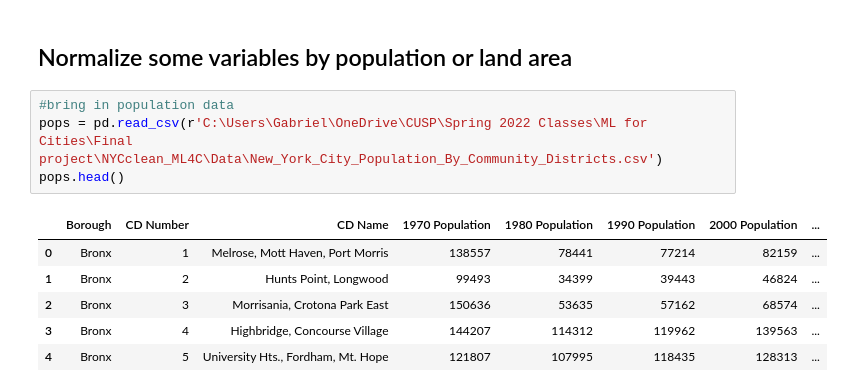
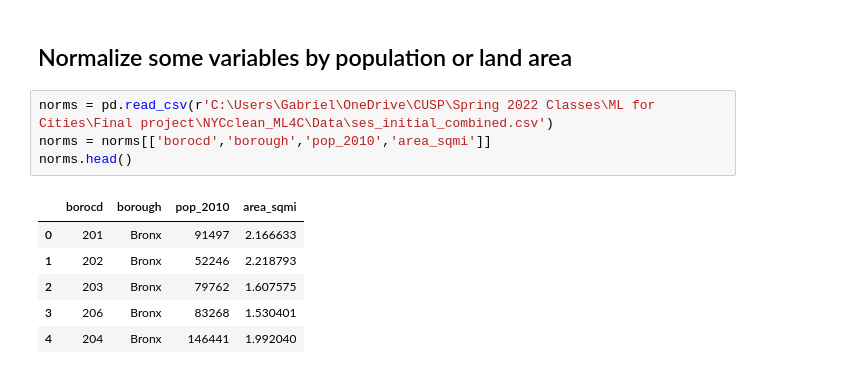
Before and after one commit to glpincus/NYCclean_ML4C, a Jupyter notebook: Data/NYCclean_normalizing.ipynb, the cells around one changed output. Cells and saved outputs as stored; diff of their text form.

```diff
--- a/Data/NYCclean_normalizing.ipynb
+++ b/Data/NYCclean_normalizing.ipynb
@@ -19,13 +19,13 @@ df.drop(['Unnamed: 0'],axis=1,inplace=True)
 # %% [markdown]
 ## Normalize some variables by population or land area
 # %%
-#bring in population data
-pops = pd.read_csv(r'C:\Users\Gabriel\OneDrive\CUSP\Spring 2022 Classes\ML for Cities\Final project\NYCclean_ML4C\Data\New_York_City_Population_By_Community_Districts.csv')
-pops.head()
+norms = pd.read_csv(r'C:\Users\Gabriel\OneDrive\CUSP\Spring 2022 Classes\ML for Cities\Final project\NYCclean_ML4C\Data\ses_initial_combined.csv')
+norms = norms[['borocd','borough','pop_2010','area_sqmi']]
+norms.head()
 # %% [output]
-|  | Borough | CD Number | CD Name | 1970 Population | 1980 Population | 1990 Population | 2000 Population | ... |
-| 0 | Bronx | 1 | Melrose, Mott Haven, Port Morris | 138557 | 78441 | 77214 | 82159 | ... |
-| 1 | Bronx | 2 | Hunts Point, Longwood | 99493 | 34399 | 39443 | 46824 | ... |
-| 2 | Bronx | 3 | Morrisania, Crotona Park East | 150636 | 53635 | 57162 | 68574 | ... |
-| 3 | Bronx | 4 | Highbridge, Concourse Village | 144207 | 114312 | 119962 | 139563 | ... |
-| 4 | Bronx | 5 | University Hts., Fordham, Mt. Hope | 121807 | 107995 | 118435 | 128313 | ... |
+|  | borocd | borough | pop_2010 | area_sqmi |
+| 0 | 201 | Bronx | 91497 | 2.166633 |
+| 1 | 202 | Bronx | 52246 | 2.218793 |
+| 2 | 203 | Bronx | 79762 | 1.607575 |
+| 3 | 206 | Bronx | 83268 | 1.530401 |
+| 4 | 204 | Bronx | 146441 | 1.992040 |
```
Also changed, not shown: parts of 25 cells of this notebook, 4 other files.
